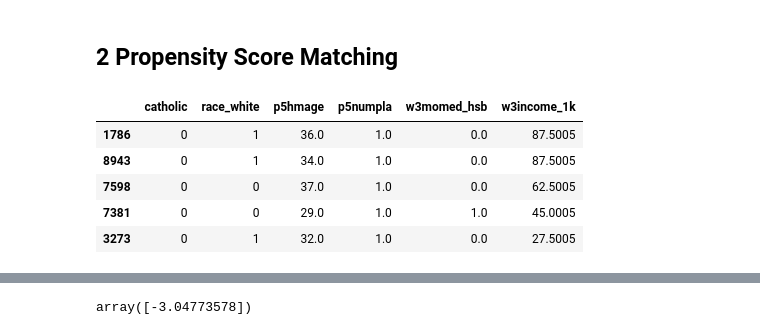
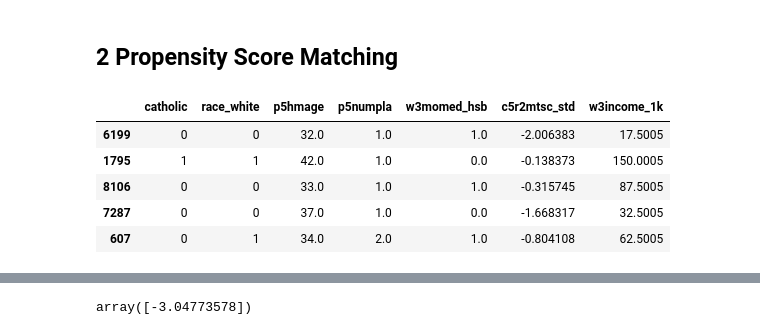
Before and after one commit to usapkota/datascience_dev, a Jupyter notebook: PSM/CatholicVSPublicSchool.ipynb, the cells around one changed output, grey strips where cells are left out. Saved outputs shown, nothing was run; the diff lists cells and outputs as text; code cells hidden in the pictures.

```diff
--- a/PSM/CatholicVSPublicSchool.ipynb
+++ b/PSM/CatholicVSPublicSchool.ipynb
@@ -89,18 +89,18 @@ From the p-value, we can see that all mean differences are statistically signifi
 # %% [markdown]
 ## 2 Propensity Score Matching
 # %%
-students = df[['catholic','race_white','w3income','p5hmage', 'p5numpla','w3momed_hsb']].dropna().copy()
+students = df[['catholic','race_white','w3income','p5hmage', 'p5numpla','w3momed_hsb','c5r2mtsc_std']].dropna().copy()
 students['w3income_1k'] = students['w3income'].apply(lambda x: x/1000)
 students = students.drop('w3income', axis=1)
 students = students.reset_index().drop('index', axis=1)
 students.sample(5)
 # %% [output]
-|  | catholic | race_white | p5hmage | p5numpla | w3momed_hsb | w3income_1k |
-| 1786 | 0 | 1 | 36.0 | 1.0 | 0.0 | 87.5005 |
-| 8943 | 0 | 1 | 34.0 | 1.0 | 0.0 | 87.5005 |
-| 7598 | 0 | 0 | 37.0 | 1.0 | 0.0 | 62.5005 |
-| 7381 | 0 | 0 | 29.0 | 1.0 | 1.0 | 45.0005 |
-| 3273 | 0 | 1 | 32.0 | 1.0 | 0.0 | 27.5005 |
+|  | catholic | race_white | p5hmage | p5numpla | w3momed_hsb | c5r2mtsc_std | w3income_1k |
+| 6199 | 0 | 0 | 32.0 | 1.0 | 1.0 | -2.006383 | 17.5005 |
+| 1795 | 1 | 1 | 42.0 | 1.0 | 0.0 | -0.138373 | 150.0005 |
+| 8106 | 0 | 0 | 33.0 | 1.0 | 1.0 | -0.315745 | 87.5005 |
+| 7287 | 0 | 0 | 37.0 | 1.0 | 0.0 | -1.668317 | 32.5005 |
+| 607 | 0 | 1 | 34.0 | 2.0 | 1.0 | -0.804108 | 62.5005 |
 # %%
 students.dtypes
 # %% [output]
```
Also changed, not shown: parts of 30 cells of this notebook.
